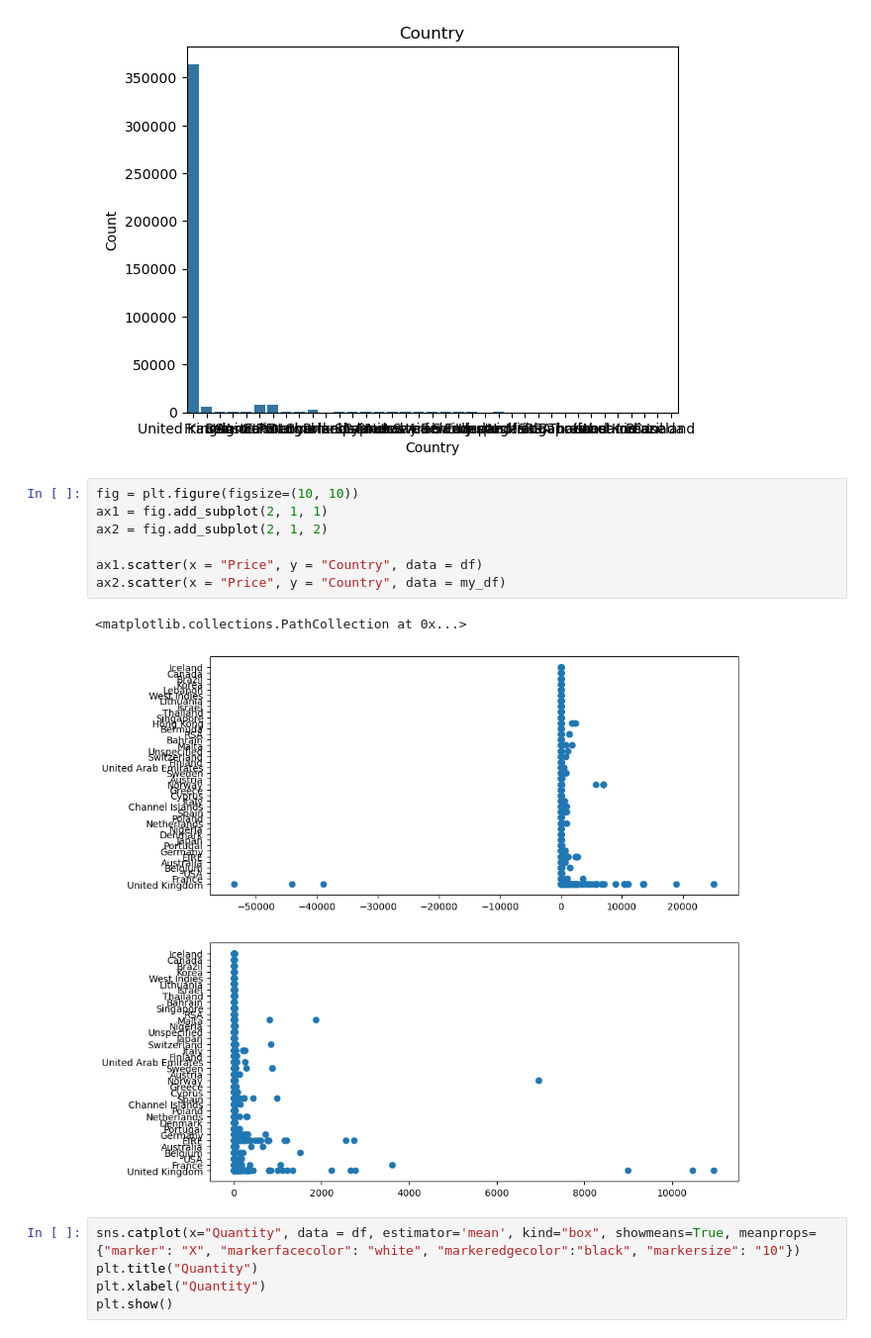
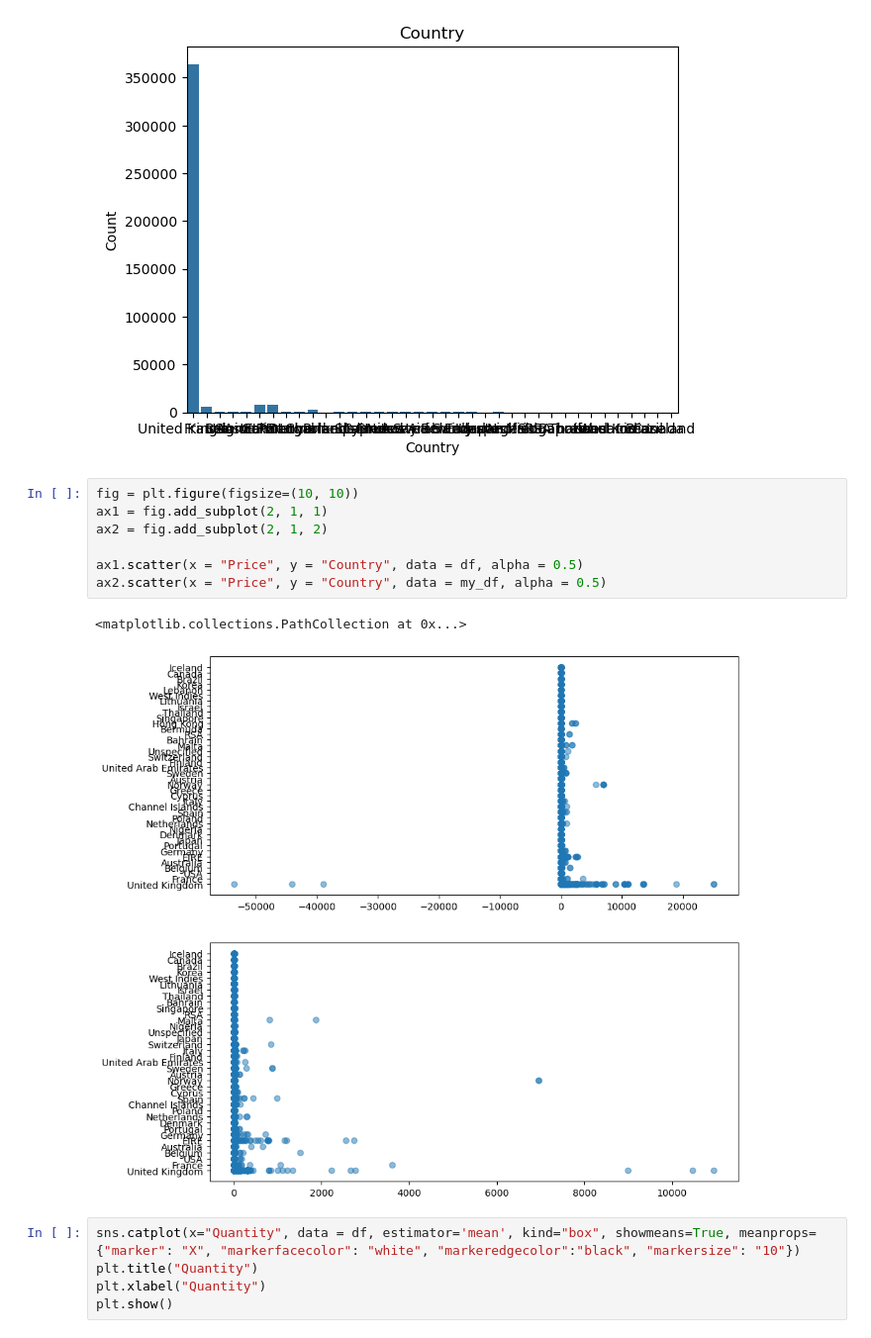
Before and after one commit to jeff0167/Data_And_Things, a Jupyter notebook: DE_Task.ipynb, the cells around one changed output. Shown at 99% size. Drawn from its saved outputs; the diff is of its cells as text.

Commit message:
Plot with alpha and stuff

```diff
--- a/DE_Task.ipynb
+++ b/DE_Task.ipynb
@@ -622,13 +635,13 @@ plt.show()
 # %%
 fig = plt.figure(figsize=(10, 10))
 ax1 = fig.add_subplot(2, 1, 1)
 ax2 = fig.add_subplot(2, 1, 2)
 
-ax1.scatter(x = "Price", y = "Country", data = df)
-ax2.scatter(x = "Price", y = "Country", data = my_df)
+ax1.scatter(x = "Price", y = "Country", data = df, alpha = 0.5)
+ax2.scatter(x = "Price", y = "Country", data = my_df, alpha = 0.5)
 # %% [output]
 <matplotlib.collections.PathCollection at 0x...>
-[figure, old version]
+[figure, new version]
 # %%
 sns.catplot(x="Quantity", data = df, estimator='mean', kind="box", showmeans=True, meanprops={"marker": "X", "markerfacecolor": "white", "markeredgecolor":"black", "markersize": "10"})
 plt.title("Quantity")
```
Also changed, not shown: parts of 4 cells of this notebook, 1 other file.
